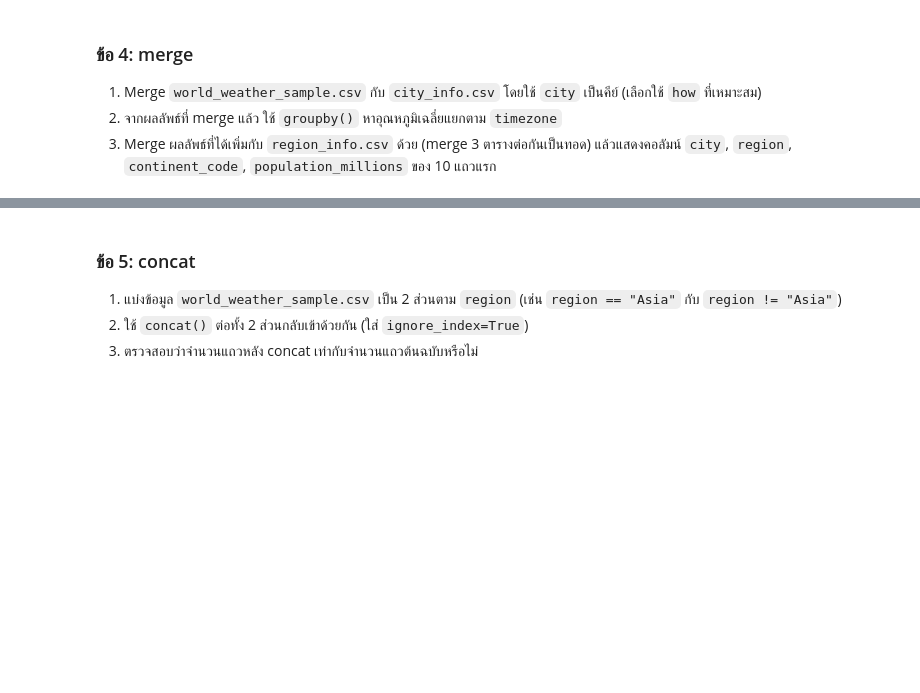
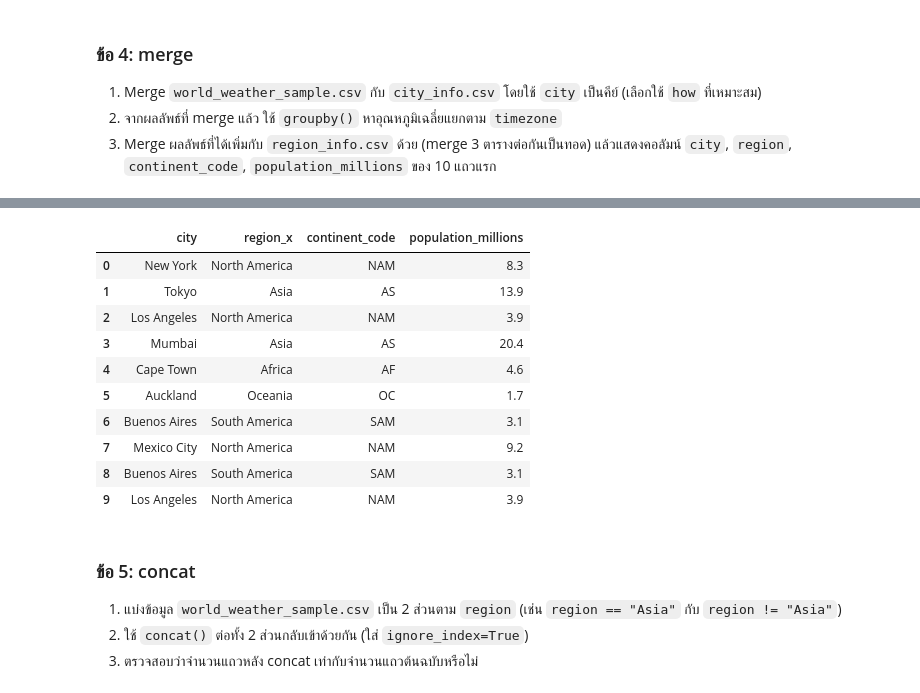
Before and after one commit to kanokrada-dot/SC-612-104-Essential-Data-Science, a Jupyter notebook: SC612104_Session9_Pandas_Advanced.ipynb, the cells around one changed output, grey strips where cells are left out. Saved outputs shown, nothing was run; the diff lists cells and outputs as text; code cells hidden in the pictures; blank space fills up the shorter version.

```diff
--- a/SC612104_Session9_Pandas_Advanced.ipynb
+++ b/SC612104_Session9_Pandas_Advanced.ipynb
@@ -1058,3 +1141,4 @@ Europe               14.712079     71.431714        1122.5
 3. Merge ผลลัพธ์ที่ได้เพิ่มกับ `region_info.csv` ด้วย (merge 3 ตารางต่อกันเป็นทอด) แล้วแสดงคอลัมน์ `city`, `region`, `continent_code`, `population_millions` ของ 10 แถวแรก
 # %%
 # เขียนคำตอบข้อ 4 ที่นี่
+merge1= pd.merge(df , city_info, on="city", how="left")
@@ -1061,3 +1166,18 @@ Europe               14.712079     71.431714        1122.5
+# %%
+merge2 = pd.merge(merge1, region_info_df, left_on="region_x", right_on="region", how="left")
+merge2[["city", "region_x", "continent_code", "population_millions"]].head(10)
+# %% [output]
+|  | city | region_x | continent_code | population_millions |
+| 0 | New York | North America | NAM | 8.3 |
+| 1 | Tokyo | Asia | AS | 13.9 |
+| 2 | Los Angeles | North America | NAM | 3.9 |
+| 3 | Mumbai | Asia | AS | 20.4 |
+| 4 | Cape Town | Africa | AF | 4.6 |
+| 5 | Auckland | Oceania | OC | 1.7 |
+| 6 | Buenos Aires | South America | SAM | 3.1 |
+| 7 | Mexico City | North America | NAM | 9.2 |
+| 8 | Buenos Aires | South America | SAM | 3.1 |
+| 9 | Los Angeles | North America | NAM | 3.9 |
 # %% [markdown]
 ### ข้อ 5: concat
 1. แบ่งข้อมูล `world_weather_sample.csv` เป็น 2 ส่วนตาม `region` (เช่น `region == "Asia"` กับ `region != "Asia"`)
```
Also changed, not shown: parts of 14 cells of this notebook.
